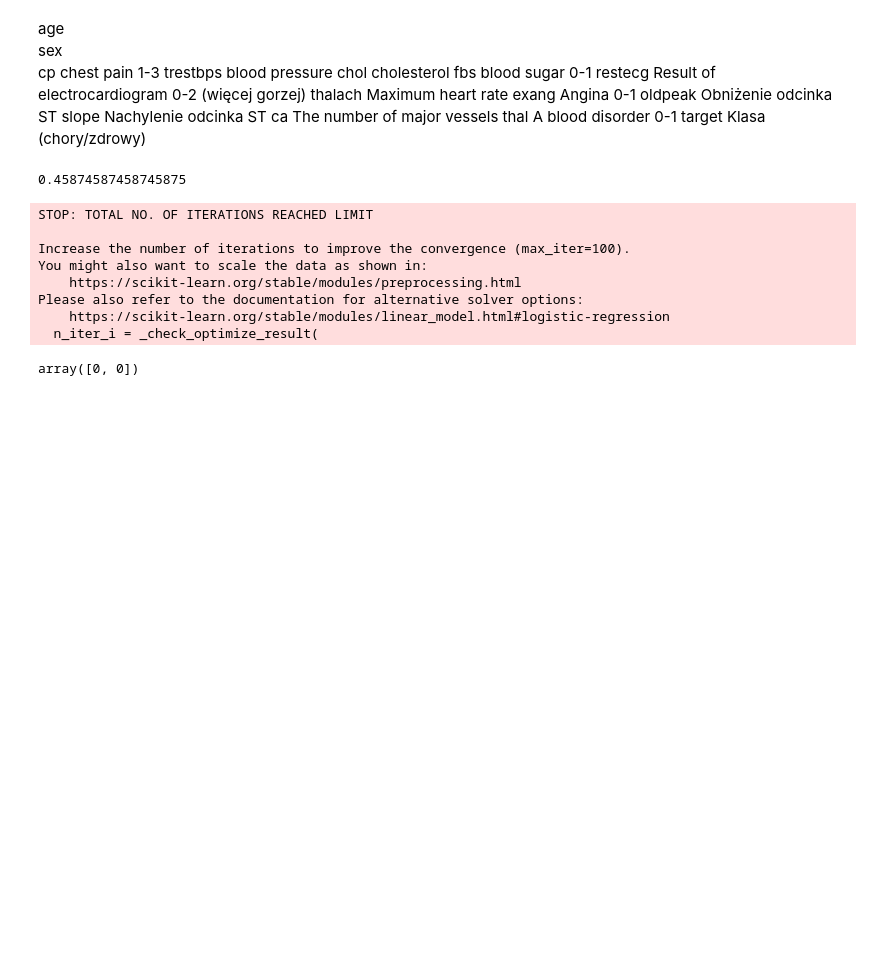
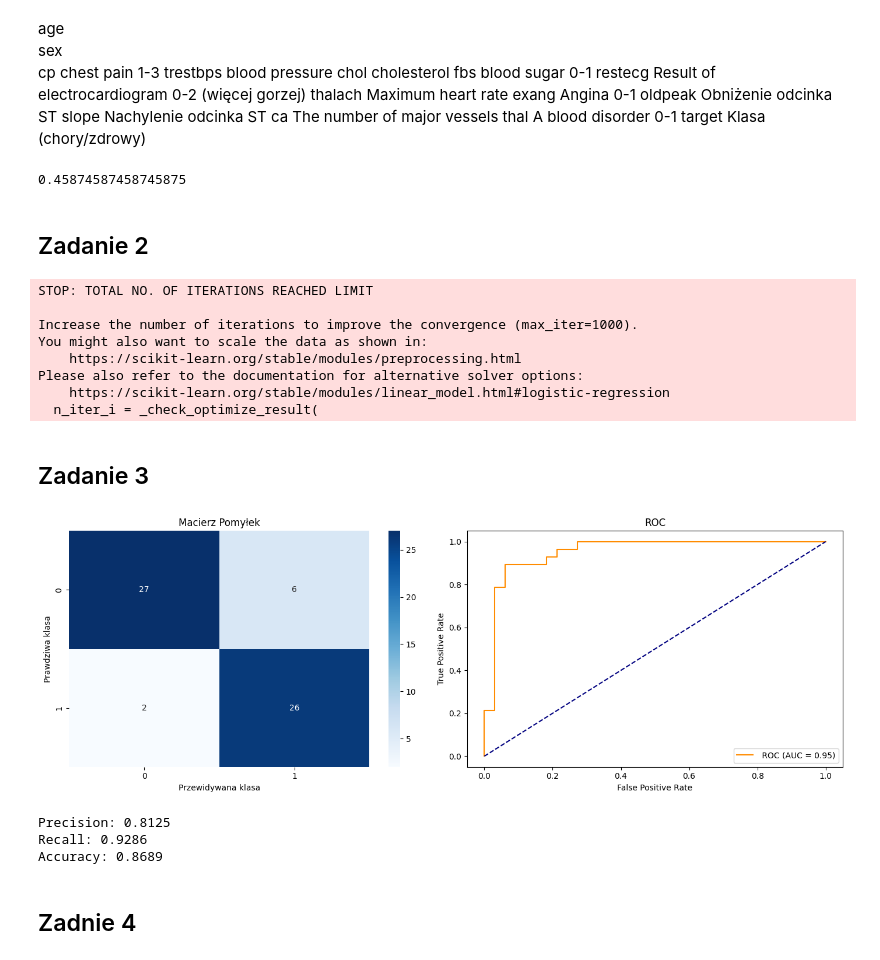
Before and after one commit to Zajecia-na-PWr-LR/lista-3-RafalBalicki, a Jupyter notebook: lista3.ipynb, the cells around one changed output. Drawn from its saved outputs; the diff is of its cells as text; code cells hidden in the pictures; blank space fills up the shorter version.

```diff
--- a/lista3.ipynb
+++ b/lista3.ipynb
@@ -49,19 +52,23 @@ print(sick.shape[0] / (healthy.shape[0]+sick.shape[0]))
 # %% [output]
 0.45874587458745875
 # %%
-test_set = f.sample(frac=0.2, random_state=42)
-train_set = f.drop(test_set.index)
+X = f.drop('target', axis=1)
+y = f['target']
+
+X_train, X_test, y_train, y_test = train_test_split(X, y, test_size=0.2, random_state=42, stratify=y)
+# %% [markdown]
+## Zadanie 2
 # %%
-X, y = load_iris(return_X_y=True)
-clf = LogisticRegression(random_state=42).fit(X, y)
-clf.predict(X[:2, :])
+clf = LogisticRegression(max_iter=1000, random_state=42)
+clf.fit(X_train, y_train)
+
+y_pred = clf.predict(X_test)
 # %% [output]
 STOP: TOTAL NO. OF ITERATIONS REACHED LIMIT
 
-Increase the number of iterations to improve the convergence (max_iter=100).
+Increase the number of iterations to improve the convergence (max_iter=1000).
 You might also want to scale the data as shown in:
     https://scikit-learn.org/stable/modules/preprocessing.html
 Please also refer to the documentation for alternative solver options:
     https://scikit-learn.org/stable/modules/linear_model.html#logistic-regression
   n_iter_i = _check_optimize_result(
-array([0, 0])
@@ -70,0 +75,42 @@ from sklearn.model_selection import StratifiedKFold
+# %% [markdown]
+## Zadanie 3
+# %%
+cm = confusion_matrix(y_test, y_pred)
+
+y_proba = clf.predict_proba(X_test)[:, 1]
+fpr, tpr, thresholds = roc_curve(y_test, y_proba)
+auc = roc_auc_score(y_test, y_proba)
+
+fig, axes = plt.subplots(1, 2, figsize=(14, 5))
+
+sns.heatmap(cm, annot=True, fmt='d', cmap='Blues', ax=axes[0])
+axes[0].set_title("Macierz Pomyłek")
+axes[0].set_xlabel("Przewidywana klasa")
+axes[0].set_ylabel("Prawdziwa klasa")
+
+
+axes[1].plot(fpr, tpr, color='darkorange', label=f' ROC (AUC = {auc:.2f})')
+axes[1].plot([0, 1], [0, 1], color='navy', linestyle='--')
+axes[1].set_xlabel('False Positive Rate')
+axes[1].set_ylabel('True Positive Rate')
+axes[1].set_title('ROC')
+axes[1].legend(loc="lower right")
+
+plt.tight_layout()
+plt.show()
+
+
+precision = precision_score(y_test, y_pred)
+recall = recall_score(y_test, y_pred)
+accuracy = accuracy_score(y_test, y_pred)
+
+print(f"Precision: {precision:.4f}")
+print(f"Recall: {recall:.4f}")
+print(f"Accuracy: {accuracy:.4f}\n")
+# %% [output]
+[figure, added]
+Precision: 0.8125
+Recall: 0.9286
+Accuracy: 0.8689
+# %% [markdown]
+## Zadnie 4
```
Also changed, not shown: parts of 10 cells of this notebook, 1 other file.
